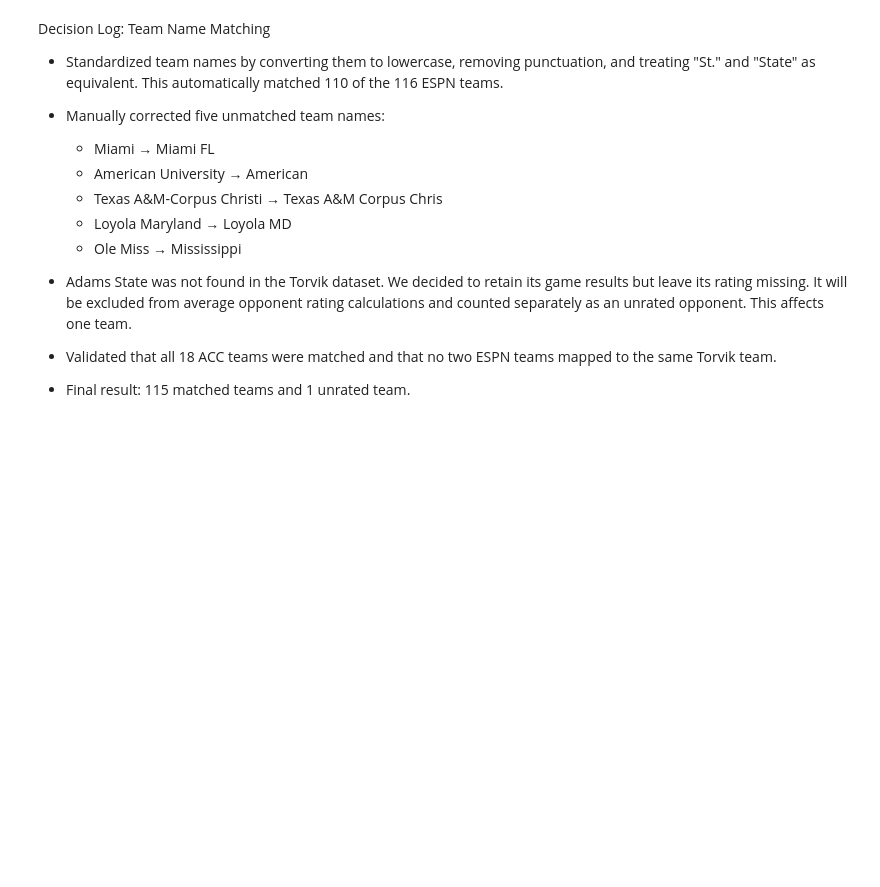
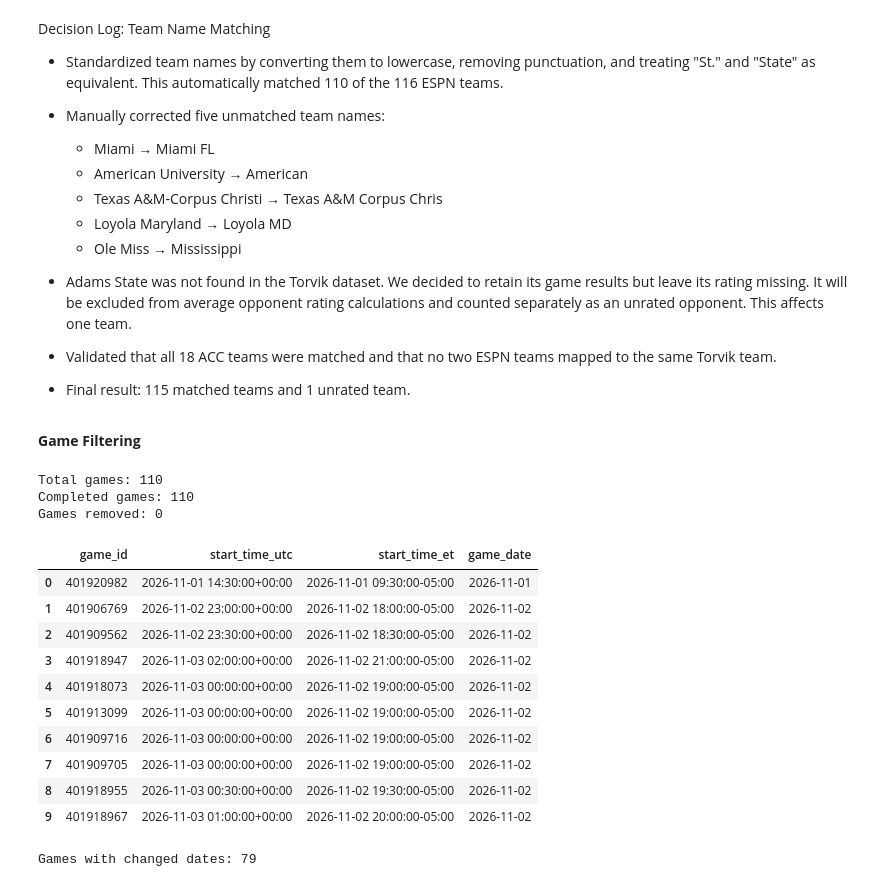
Before and after one commit to ekee7/acc_reality_check, a Jupyter notebook: ACC_Reality_Check.ipynb, the cells around one changed output. Saved outputs shown, nothing was run; the diff lists cells and outputs as text; code cells hidden in the pictures; blank space fills up the shorter version.

Commit message:
time zone conversion

```diff
--- a/ACC_Reality_Check.ipynb
+++ b/ACC_Reality_Check.ipynb
@@ -691,3 +691,64 @@ No duplicate Torvik mappings found.
   no two ESPN teams mapped to the same Torvik team.
 
 - Final result: 115 matched teams and 1 unrated team.
+# %% [markdown]
+**Game Filtering**
+# %%
+#keep only completed games
+completed_games = []
+
+for game in all_games:
+    competition = game["competitions"][0]
+
+    if competition["status"]["type"]["completed"]:
+        completed_games.append(game)
+
+print("Total games:", len(all_games))
+print("Completed games:", len(completed_games))
+print("Games removed:", len(all_games) - len(completed_games))
+# %% [output]
+Total games: 110
+Completed games: 110
+Games removed: 0
+# %%
+#convert game start times from UTC to Eastern Time
+game_dates = []
+
+for game in completed_games:
+    competition = game["competitions"][0]
+
+    utc_time = pd.to_datetime(competition["date"], utc=True)
+
+    eastern_time = utc_time.tz_convert("America/New_York")
+
+    game_dates.append({
+        "game_id": game["id"],
+        "start_time_utc": utc_time,
+        "start_time_et": eastern_time,
+        "game_date": eastern_time.date()
+    })
+
+df_game_dates = pd.DataFrame(game_dates)
+
+display(df_game_dates.head(10))
+
+# Count games whose calendar dates changed
+changed_dates = (
+    df_game_dates["start_time_utc"].dt.date
+    != df_game_dates["game_date"]
+).sum()
+
+print("Games with changed dates:", changed_dates)
+# %% [output]
+|  | game_id | start_time_utc | start_time_et | game_date |
+| 0 | 401920982 | 2026-11-01 14:30:00+00:00 | 2026-11-01 09:30:00-05:00 | 2026-11-01 |
+| 1 | 401906769 | 2026-11-02 23:00:00+00:00 | 2026-11-02 18:00:00-05:00 | 2026-11-02 |
+| 2 | 401909562 | 2026-11-02 23:30:00+00:00 | 2026-11-02 18:30:00-05:00 | 2026-11-02 |
+| 3 | 401918947 | 2026-11-03 02:00:00+00:00 | 2026-11-02 21:00:00-05:00 | 2026-11-02 |
+| 4 | 401918073 | 2026-11-03 00:00:00+00:00 | 2026-11-02 19:00:00-05:00 | 2026-11-02 |
+| 5 | 401913099 | 2026-11-03 00:00:00+00:00 | 2026-11-02 19:00:00-05:00 | 2026-11-02 |
+| 6 | 401909716 | 2026-11-03 00:00:00+00:00 | 2026-11-02 19:00:00-05:00 | 2026-11-02 |
+| 7 | 401909705 | 2026-11-03 00:00:00+00:00 | 2026-11-02 19:00:00-05:00 | 2026-11-02 |
+| 8 | 401918955 | 2026-11-03 00:30:00+00:00 | 2026-11-02 19:30:00-05:00 | 2026-11-02 |
+| 9 | 401918967 | 2026-11-03 01:00:00+00:00 | 2026-11-02 20:00:00-05:00 | 2026-11-02 |
+Games with changed dates: 79
```
